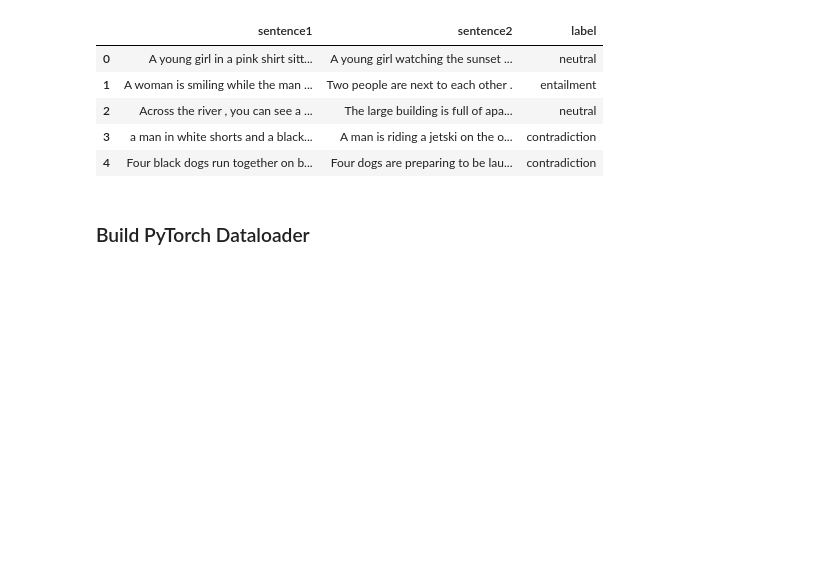
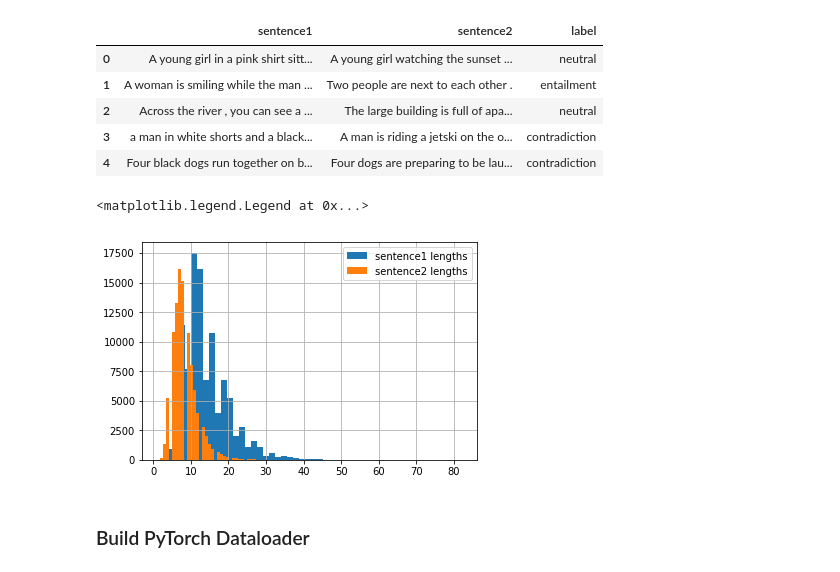
Before and after one commit to nyjgary/nlp-snli, a Jupyter notebook: nlp-snli.ipynb, the cells around one changed output. Drawn from its saved outputs; the diff is of its cells as text; code cells hidden in the pictures; blank space fills up the shorter version.

```diff
--- a/nlp-snli.ipynb
+++ b/nlp-snli.ipynb
@@ -99,3 +99,11 @@ snli_train_sent1, snli_train_sent2, snli_train_labels = df_to_list(snli_train, t
 snli_val_sent1, snli_val_sent2, snli_val_labels = df_to_list(snli_val, token2id)
 mnli_train_sent1, mnli_train_sent2, mnli_train_labels = df_to_list(mnli_train, token2id)
 mnli_val_sent1, mnli_val_sent2, mnli_val_labels = df_to_list(mnli_val, token2id)
+# %%
+# check distribution of sentence lengths
+snli_train['sentence1'].apply(lambda x: x.split()).apply(len).hist(bins=50, label='sentence1 lengths')
+snli_train['sentence2'].apply(lambda x: x.split()).apply(len).hist(bins=50, label='sentence2 lengths')
+plt.legend()
+# %% [output]
+<matplotlib.legend.Legend at 0x...>
+[figure, added]
```
Also changed, not shown: parts of 5 cells of this notebook.
